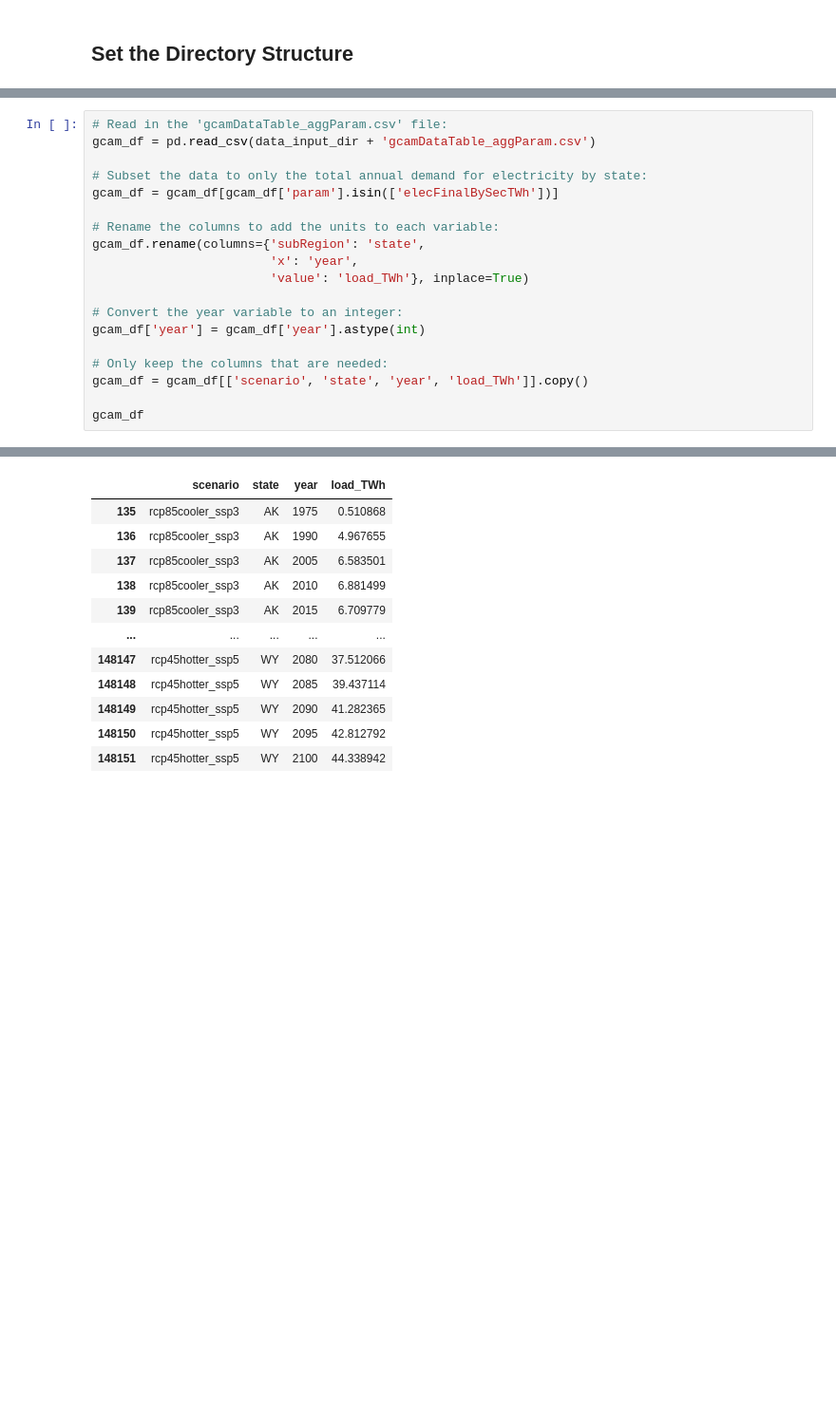
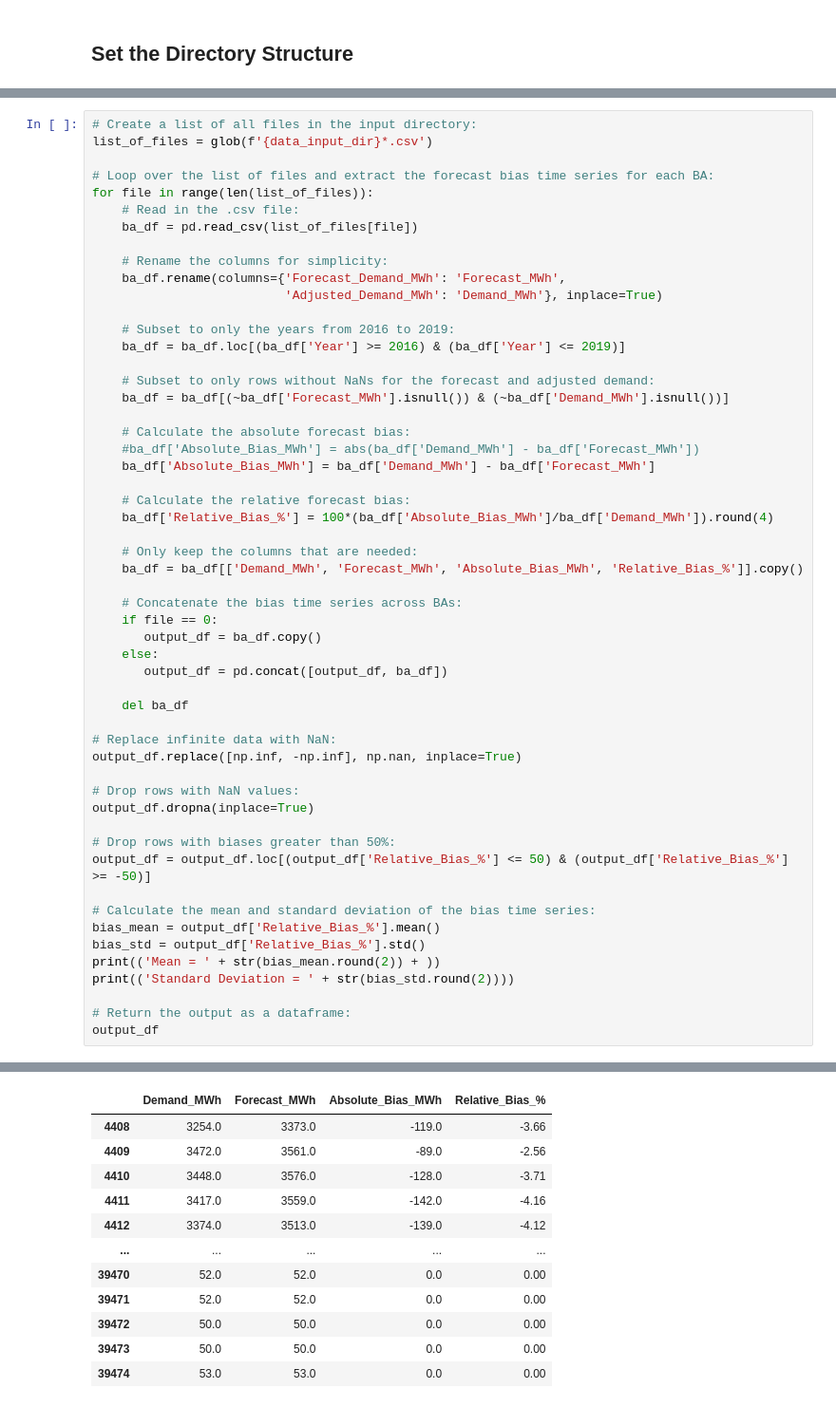
Before and after one commit to IMMM-SFA/exp_group_b, a Jupyter notebook: analyses/notebooks/div_forecast_bias_analysis.ipynb, the cells around one changed output, grey strips where cells are left out. Shown: that part at 95% size. Saved outputs shown, nothing was run; the diff lists cells and outputs as text; blank space fills up the shorter version.

```diff
--- a/analyses/notebooks/div_forecast_bias_analysis.ipynb
+++ b/analyses/notebooks/div_forecast_bias_analysis.ipynb
@@ -25,20 +28,55 @@ if not os.path.exists(image_output_dir):
 # %%
-# Read in the 'gcamDataTable_aggParam.csv' file:
-gcam_df = pd.read_csv(data_input_dir + 'gcamDataTable_aggParam.csv')
+# Create a list of all files in the input directory:
+list_of_files = glob(f'{data_input_dir}*.csv')
 
-# Subset the data to only the total annual demand for electricity by state:
-gcam_df = gcam_df[gcam_df['param'].isin(['elecFinalBySecTWh'])]
+# Loop over the list of files and extract the forecast bias time series for each BA:
+for file in range(len(list_of_files)):
+    # Read in the .csv file:
+    ba_df = pd.read_csv(list_of_files[file])
 
-# Rename the columns to add the units to each variable:
-gcam_df.rename(columns={'subRegion': 'state',
-                        'x': 'year',
-                        'value': 'load_TWh'}, inplace=True)
+    # Rename the columns for simplicity:
+    ba_df.rename(columns={'Forecast_Demand_MWh': 'Forecast_MWh',
+                          'Adjusted_Demand_MWh': 'Demand_MWh'}, inplace=True)
 
-# Convert the year variable to an integer:
-gcam_df['year'] = gcam_df['year'].astype(int)
+    # Subset to only the years from 2016 to 2019:
+    ba_df = ba_df.loc[(ba_df['Year'] >= 2016) & (ba_df['Year'] <= 2019)]
 
-# Only keep the columns that are needed:
-gcam_df = gcam_df[['scenario', 'state', 'year', 'load_TWh']].copy()
+    # Subset to only rows without NaNs for the forecast and adjusted demand:
+    ba_df = ba_df[(~ba_df['Forecast_MWh'].isnull()) & (~ba_df['Demand_MWh'].isnull())]
 
-gcam_df
+    # Calculate the absolute forecast bias:
+    #ba_df['Absolute_Bias_MWh'] = abs(ba_df['Demand_MWh'] - ba_df['Forecast_MWh'])
+    ba_df['Absolute_Bias_MWh'] = ba_df['Demand_MWh'] - ba_df['Forecast_MWh']
+
+    # Calculate the relative forecast bias:
+    ba_df['Relative_Bias_%'] = 100*(ba_df['Absolute_Bias_MWh']/ba_df['Demand_MWh']).round(4)
+
+    # Only keep the columns that are needed:
+    ba_df = ba_df[['Demand_MWh', 'Forecast_MWh', 'Absolute_Bias_MWh', 'Relative_Bias_%']].copy()
+
+    # Concatenate the bias time series across BAs:
+    if file == 0:
+       output_df = ba_df.copy()
+    else:
+       output_df = pd.concat([output_df, ba_df])
+
+    del ba_df
+
+# Replace infinite data with NaN:
+output_df.replace([np.inf, -np.inf], np.nan, inplace=True)
+
+# Drop rows with NaN values:
+output_df.dropna(inplace=True)
+
+# Drop rows with biases greater than 50%:
+output_df = output_df.loc[(output_df['Relative_Bias_%'] <= 50) & (output_df['Relative_Bias_%'] >= -50)]
+
+# Calculate the mean and standard deviation of the bias time series:
+bias_mean = output_df['Relative_Bias_%'].mean()
+bias_std = output_df['Relative_Bias_%'].std()
+print(('Mean = ' + str(bias_mean.round(2)) + ))
+print(('Standard Deviation = ' + str(bias_std.round(2))))
+
+# Return the output as a dataframe:
+output_df
 # %% [output]
@@ -45,12 +85,12 @@ gcam_df
-|  | scenario | state | year | load_TWh |
-| 135 | rcp85cooler_ssp3 | AK | 1975 | 0.510868 |
-| 136 | rcp85cooler_ssp3 | AK | 1990 | 4.967655 |
-| 137 | rcp85cooler_ssp3 | AK | 2005 | 6.583501 |
-| 138 | rcp85cooler_ssp3 | AK | 2010 | 6.881499 |
-| 139 | rcp85cooler_ssp3 | AK | 2015 | 6.709779 |
+|  | Demand_MWh | Forecast_MWh | Absolute_Bias_MWh | Relative_Bias_% |
+| 4408 | 3254.0 | 3373.0 | -119.0 | -3.66 |
+| 4409 | 3472.0 | 3561.0 | -89.0 | -2.56 |
+| 4410 | 3448.0 | 3576.0 | -128.0 | -3.71 |
+| 4411 | 3417.0 | 3559.0 | -142.0 | -4.16 |
+| 4412 | 3374.0 | 3513.0 | -139.0 | -4.12 |
 | ... | ... | ... | ... | ... |
-| 148147 | rcp45hotter_ssp5 | WY | 2080 | 37.512066 |
-| 148148 | rcp45hotter_ssp5 | WY | 2085 | 39.437114 |
-| 148149 | rcp45hotter_ssp5 | WY | 2090 | 41.282365 |
-| 148150 | rcp45hotter_ssp5 | WY | 2095 | 42.812792 |
-| 148151 | rcp45hotter_ssp5 | WY | 2100 | 44.338942 |
+| 39470 | 52.0 | 52.0 | 0.0 | 0.00 |
+| 39471 | 52.0 | 52.0 | 0.0 | 0.00 |
+| 39472 | 50.0 | 50.0 | 0.0 | 0.00 |
+| 39473 | 50.0 | 50.0 | 0.0 | 0.00 |
+| 39474 | 53.0 | 53.0 | 0.0 | 0.00 |
```
Also changed, not shown: parts of 10 cells of this notebook, 1 other file.
